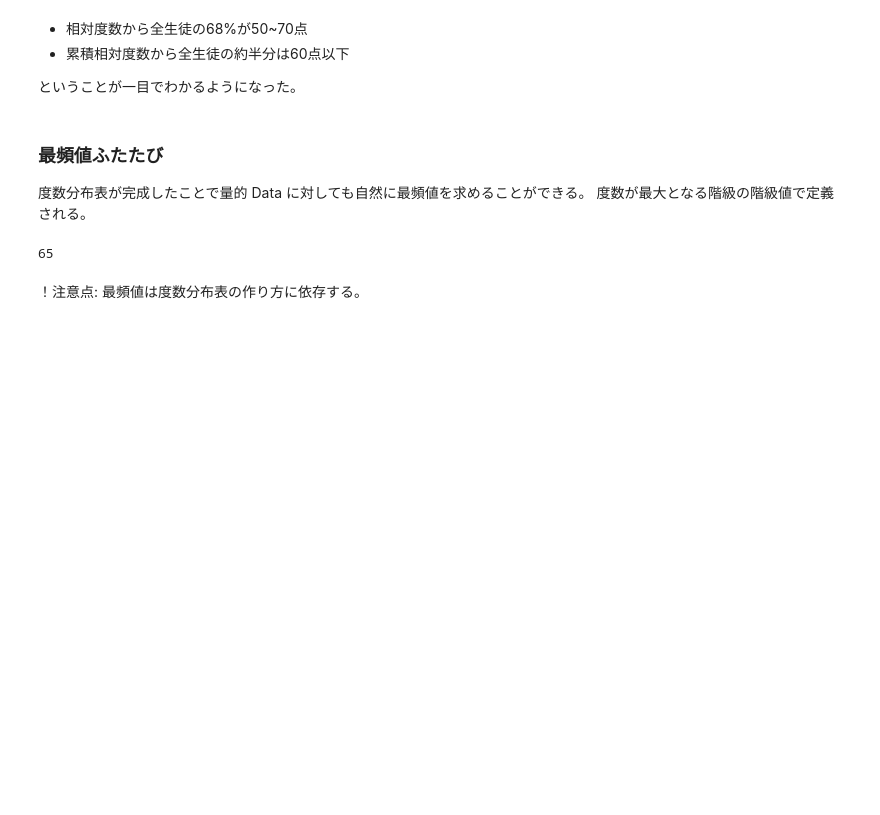
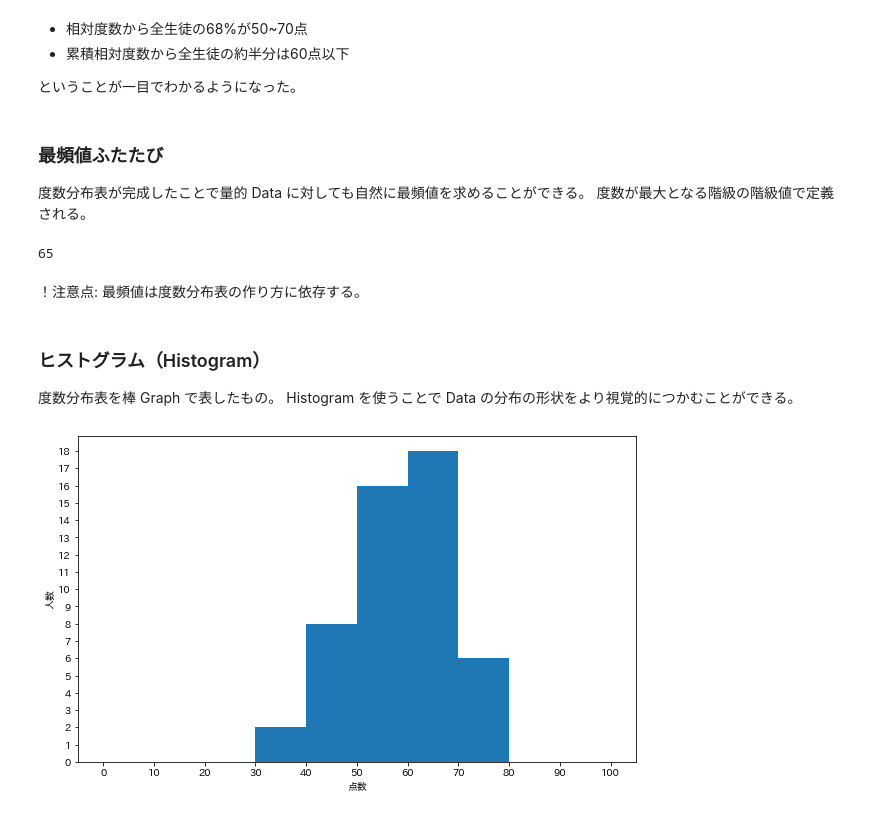
Before and after one commit to 1024xx4/Statistical_analysis_with_py, a Jupyter notebook: notebooks/dimensional_data.ipynb, the cells around one changed output. Saved outputs shown, nothing was run; the diff lists cells and outputs as text; code cells hidden in the pictures; blank space fills up the shorter version.

Commit message:
Practice: Histogram について学ぶ#3

```diff
--- a/notebooks/dimensional_data.ipynb
+++ b/notebooks/dimensional_data.ipynb
@@ -489,3 +491,29 @@ freq_dist_df.loc[freq_dist_df['度数'].idxmax(), '階級値']
 65
 # %% [markdown]
 ！注意点: 最頻値は度数分布表の作り方に依存する。
+# %% [markdown]
+### ヒストグラム（Histogram）
+度数分布表を棒 Graph で表したもの。
+Histogram を使うことで Data の分布の形状をより視覚的につかむことができる。
+# %%
+# Campus を作る
+# figsize で横・幅の大きさを指定
+fig = plt.figure(figsize=(10, 6))
+# Campus 上に Graph を描画するための領域を作る
+# 引数は領域を１ｘ１個作り、１つめの領域に描画することを意味する
+ax = fig.add_subplot(111)
+
+# 階級値を 10 にして Histogram を描画
+freq, _, _ = ax.hist(english_scores, bins=10, range=(0, 100))
+# Ｘ軸に Label をつける
+ax.set_xlabel('点数')
+# Ｙ軸に Label をつける
+ax.set_ylabel('人数')
+# Ｘ軸に 0, 10, 20, ..., 100 の目盛りをふる
+ax.set_xticks(np.linspace(0, 100, 10+1))
+# Ｙ軸に 0, 1, 2, ... の目盛りをふる
+ax.set_yticks(np.arange(0, freq.max()+1))
+# Graph の表示
+plt.show()
+# %% [output]
+[figure, added]
```
Also changed, not shown: parts of 5 cells of this notebook.
